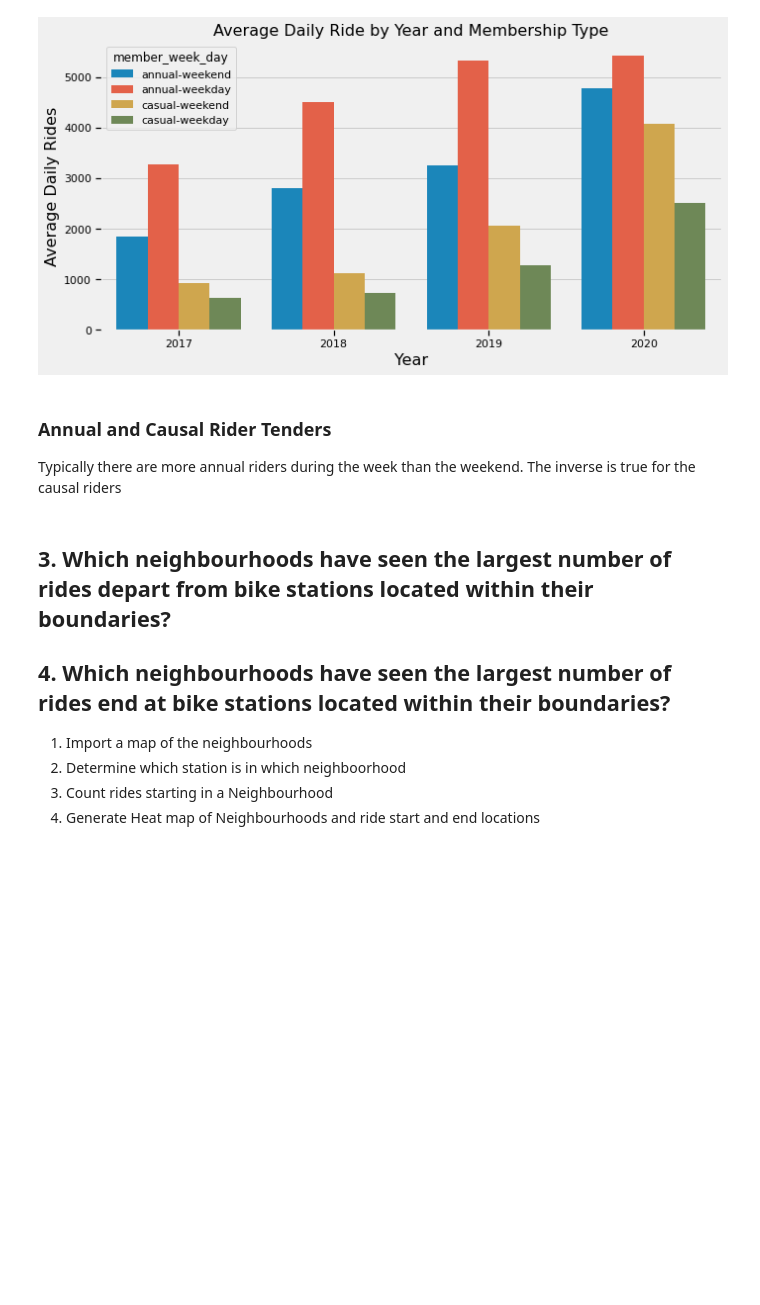
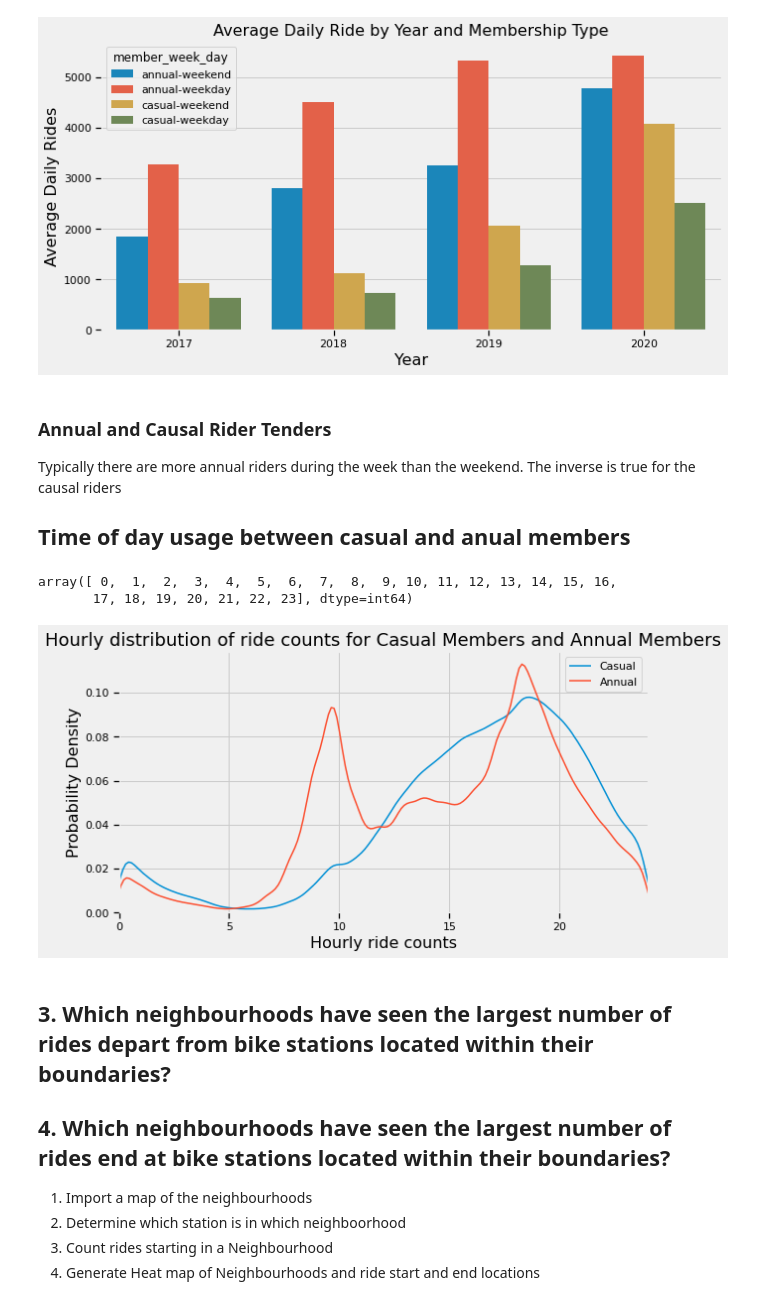
Before and after one commit to yokoyana/toronto_bike_share, a Jupyter notebook: project2.ipynb, the cells around one changed output. Saved outputs shown, nothing was run; the diff lists cells and outputs as text; code cells hidden in the pictures; blank space fills up the shorter version.

```diff
--- a/project2.ipynb
+++ b/project2.ipynb
@@ -389,6 +390,31 @@ plt.show()
 # %% [markdown]
 ### Annual and Causal Rider Tenders
 Typically there are more annual riders during the week than the weekend. The inverse is true for the causal riders
+
+## Time of day usage between casual and anual members
+# %%
+df_trips_data['hour'].unique()
+# %% [output]
+array([ 0,  1,  2,  3,  4,  5,  6,  7,  8,  9, 10, 11, 12, 13, 14, 15, 16,
+       17, 18, 19, 20, 21, 22, 23], dtype=int64)
+# %%
+df_trips_data['hour']=[(x.hour+x.minute/60+x.second/60**2) for x in df_trips_data['start_time']]
+
+fig1 = plt.figure(figsize=(8.5,4.5))
+ax2 = fig1.subplots()
+ax2.set_xlim(0,24)
+#map data
+sns.distplot(df_trips_data[df_trips_data['user_type'] == 'casual member']['hour'], label = "Casual",ax = ax2, hist = False)
+sns.distplot(df_trips_data[df_trips_data['user_type'] == 'annual member']['hour'], label = "Annual",ax = ax2, hist = False)
+
+#formate titles
+ax2.set_title("Hourly distribution of ride counts for Casual Members and Annual Members",fontsize = 18)
+ax2.set_xlabel("Hourly ride counts", fontsize = 16)
+ax2.set_ylabel("Probability Density", fontsize = 16)
+ax2.legend()
+plt.show()
+# %% [output]
+[figure, added]
 # %% [markdown]
 ## 3.  Which neighbourhoods have seen the largest number of rides depart from bike stations located within their boundaries?
 
```
Also changed, not shown: parts of 11 cells of this notebook.
